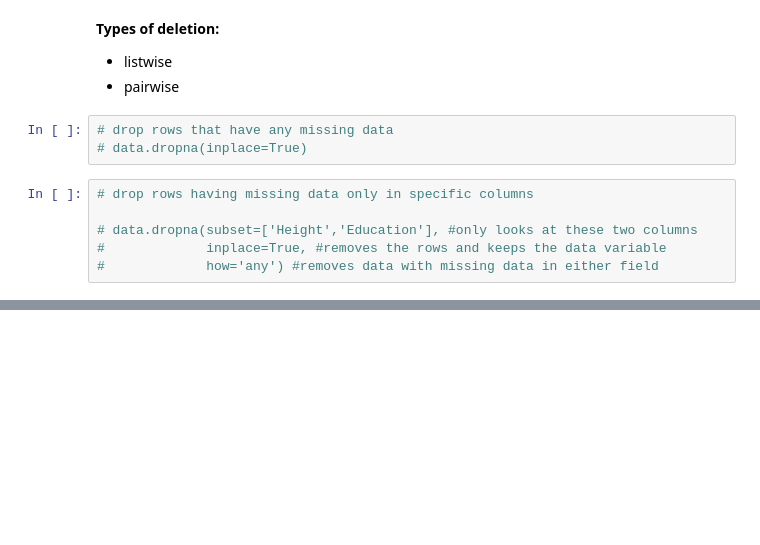
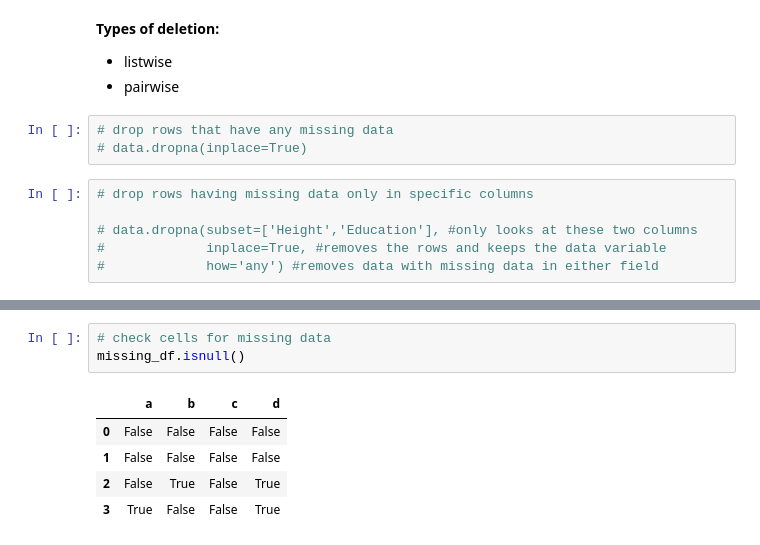
Before and after one commit to chickooooo/data_science_resources, a Jupyter notebook: data_cleaning_notes.ipynb, the cells around one changed output, grey strips where cells are left out. Drawn from its saved outputs; the diff is of its cells as text; blank space fills up the shorter version.

```diff
--- a/data_cleaning_notes.ipynb
+++ b/data_cleaning_notes.ipynb
@@ -75,0 +83,9 @@ df.drop_duplicates(subset=["b"])
+# %%
+# check cells for missing data
+missing_df.isnull()
+# %% [output]
+|  | a | b | c | d |
+| 0 | False | False | False | False |
+| 1 | False | False | False | False |
+| 2 | False | True | False | True |
+| 3 | True | False | False | True |
```
Also changed, not shown: parts of 33 cells of this notebook.
